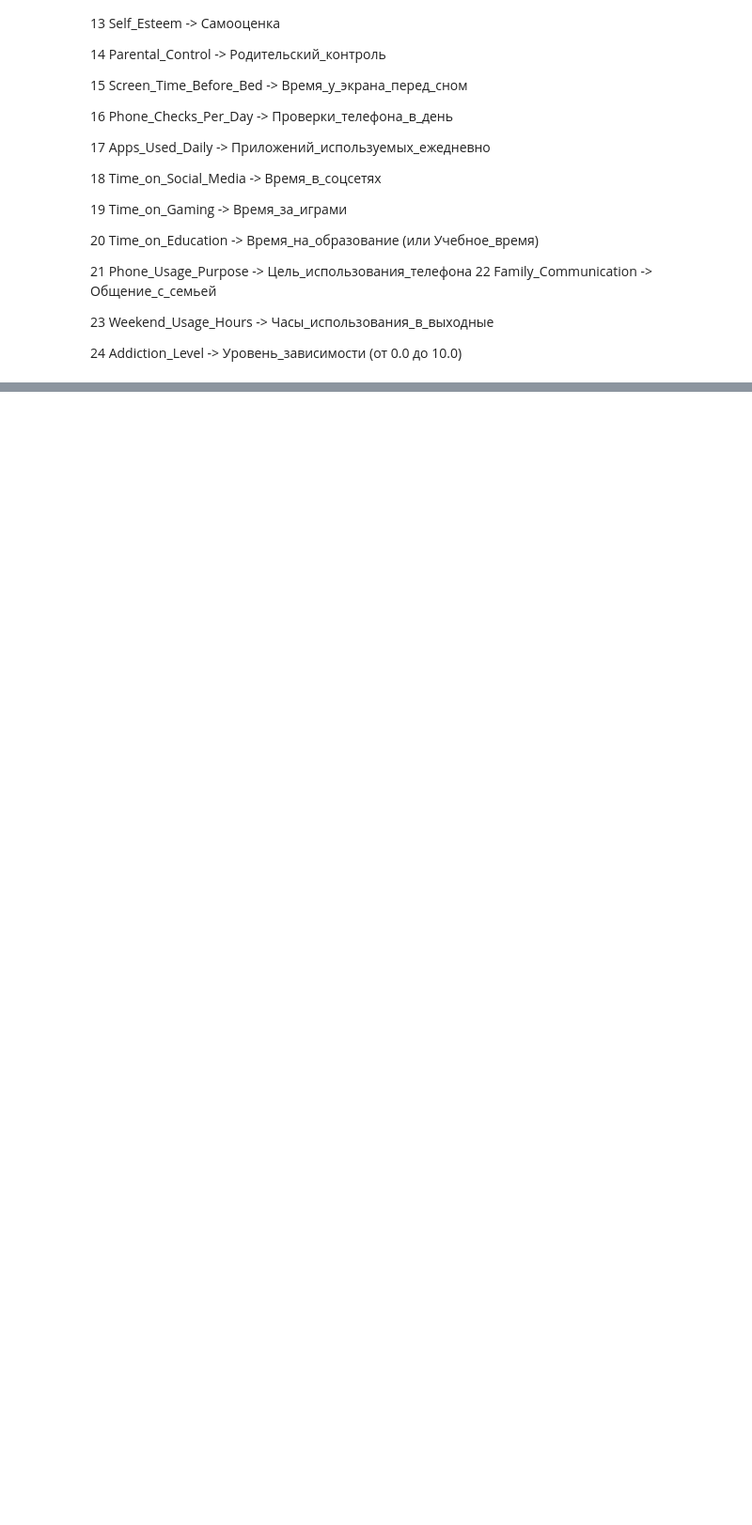
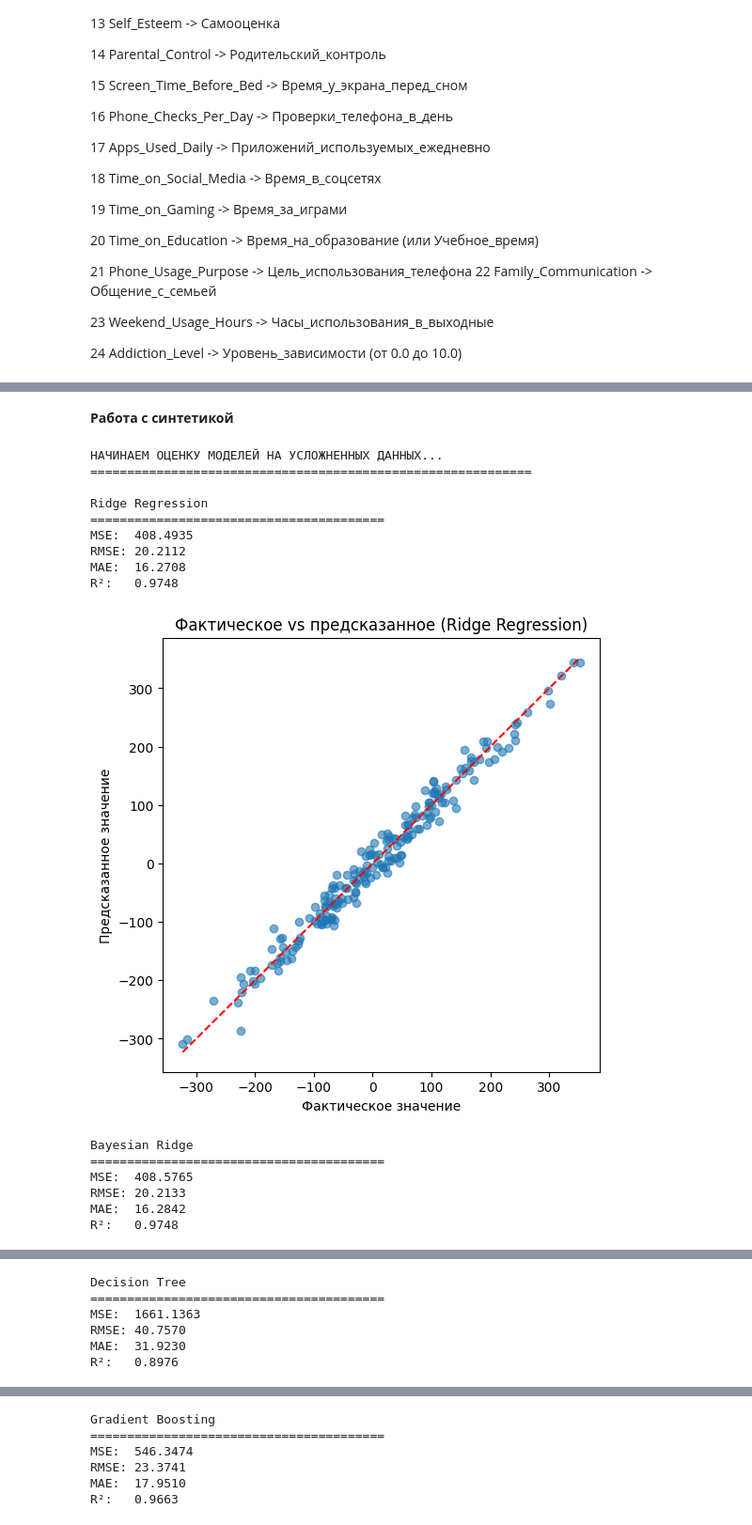
Before and after one commit to Vladzimir-40/Proj_1, a Jupyter notebook: my_file5/dz_5.ipynb, the cells around one changed output, grey strips where cells are left out. Shown at 94% size. Saved outputs shown, nothing was run; the diff lists cells and outputs as text; code cells hidden in the pictures; blank space fills up the shorter version.

Commit message:
Добавлена работа с синтетикой

```diff
--- a/my_file5/dz_5.ipynb
+++ b/my_file5/dz_5.ipynb
@@ -263,0 +284,59 @@ R²:   0.9425
+# %% [markdown]
+**Работа с синтетикой**
+# %%
+from sklearn.datasets import make_regression
+
+# Создаем сложные синтетические данные
+X, y = make_regression(
+    n_samples=1000,
+    n_features=3,           # 3 признака
+    noise=20,
+    random_state=42,
+    n_informative=2         # 2 информативных признака
+)
+
+# Разделяем данные на обучающую и тестовую выборки
+X_train, X_test, y_train, y_test = train_test_split(X, y, test_size=0.2, random_state=42)
+
+# Обновляем модели
+models = {
+    "Ridge Regression": Ridge(alpha=1.0),
+    "Bayesian Ridge": BayesianRidge(),
+    "Decision Tree": DecisionTreeRegressor(max_depth=5, random_state=42),
+    "Gradient Boosting": GradientBoostingRegressor(n_estimators=100, random_state=42),
+    "LGBM Regressor": LGBMRegressor(
+        n_estimators=50,
+        max_depth=3,
+        learning_rate=0.1,
+        random_state=42,
+        verbose=-1         # -1 вариант изменить с 0, чтобы не ругался
+    )
+}
+
+print("НАЧИНАЕМ ОЦЕНКУ МОДЕЛЕЙ НА УСЛОЖНЕННЫХ ДАННЫХ...")
+print("=" * 60)
+
+# Оцениваем каждую модель
+for name, model in models.items():
+    # 1. Вызываем функцию обучения и анализа
+    y_pred = regress_analys(X_train, y_train, X_test, y_test, model, name)
+
+    # 2. Визуализируем результат
+    view(y_test, y_pred, name)
+# %% [output]
+НАЧИНАЕМ ОЦЕНКУ МОДЕЛЕЙ НА УСЛОЖНЕННЫХ ДАННЫХ...
+============================================================
+
+Ridge Regression
+========================================
+MSE:  408.4935
+RMSE: 20.2112
+MAE:  16.2708
+R²:   0.9748
+[figure, added]
+Bayesian Ridge
+========================================
+MSE:  408.5765
+RMSE: 20.2133
+MAE:  16.2842
+R²:   0.9748
@@ -263,0 +344,6 @@ R²:   0.9425
+Decision Tree
+========================================
+MSE:  1661.1363
+RMSE: 40.7570
+MAE:  31.9230
+R²:   0.8976
@@ -263,0 +351,6 @@ R²:   0.9425
+Gradient Boosting
+========================================
+MSE:  546.3474
+RMSE: 23.3741
+MAE:  17.9510
+R²:   0.9663
```
Also changed, not shown: parts of 4 cells of this notebook.
